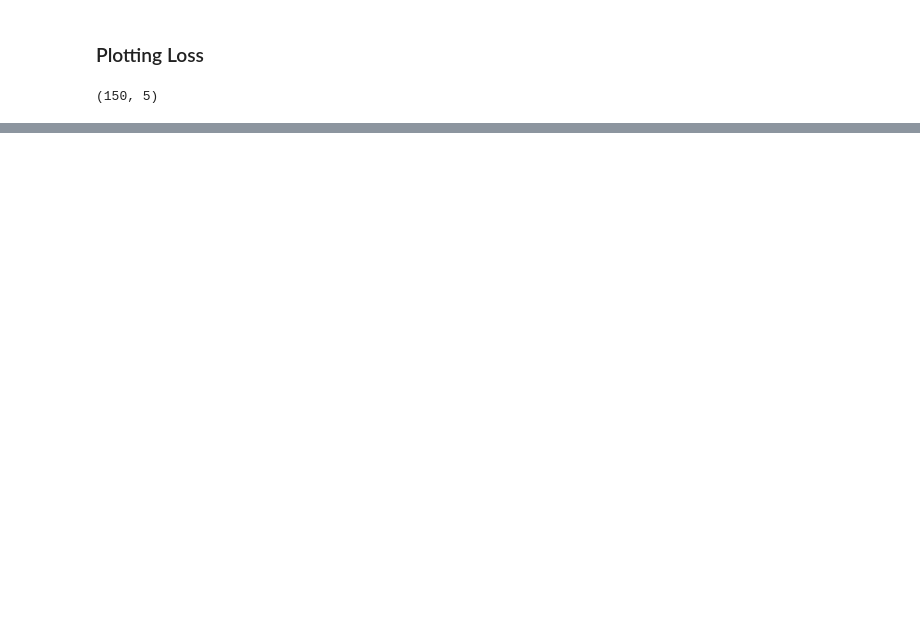
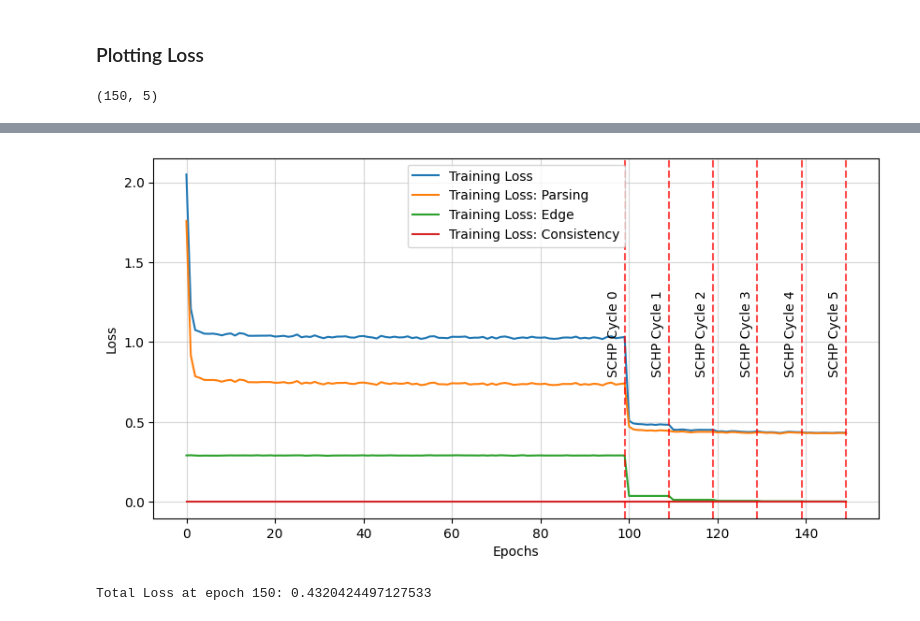
Before and after one commit to JelinR/Self-Correction-Human-Parsing, a Jupyter notebook: rough_work.ipynb, the cells around one changed output, grey strips where cells are left out. Saved outputs shown, nothing was run; the diff lists cells and outputs as text; code cells hidden in the pictures; blank space fills up the shorter version.

```diff
--- a/rough_work.ipynb
+++ b/rough_work.ipynb
@@ -319,3 +632,32 @@ plt.show()
+# %%
+fig, ax = plt.subplots(1, 1, figsize=(10, 5))
+
+ax.plot(data[:, 0], data[:, 1], label="Training Loss")
+ax.plot(data[:, 0], data[:, 2], label="Training Loss: Parsing")
+ax.plot(data[:, 0], data[:, 3], label="Training Loss: Edge")
+ax.plot(data[:, 0], data[:, 4], label="Training Loss: Consistency")
+
+num_cycles = 6
+schp_start_cycle = 99
+epochs_per_cycle = 10
+schp_end_cycle = schp_start_cycle + num_cycles * epochs_per_cycle
+for count, line_x in enumerate(np.arange(schp_start_cycle, schp_end_cycle, epochs_per_cycle)):
+
+    ax.axvline(line_x, linestyle="dashed", alpha=0.7, color="red")
+    ax.text(line_x-4, 0.8, f"SCHP Cycle {count}", rotation=90)
+
+plt.grid(True, alpha=0.5)
+plt.legend()
+plt.xlabel("Epochs")
+plt.ylabel("Loss")
+# plt.xlim(60, 80)
+# plt.ylim(0.5, 1)
+plt.show()
+
+print(f"Total Loss at epoch {len(data)}: {data[-1, 1]}")
+# %% [output]
+[figure, added]
+Total Loss at epoch 150: 0.4320424497127533
 # %%
 fig, ax = plt.subplots(1, 1, figsize=(10, 5))
 
```
Also changed, not shown: parts of 31 cells of this notebook, 10 other files.
